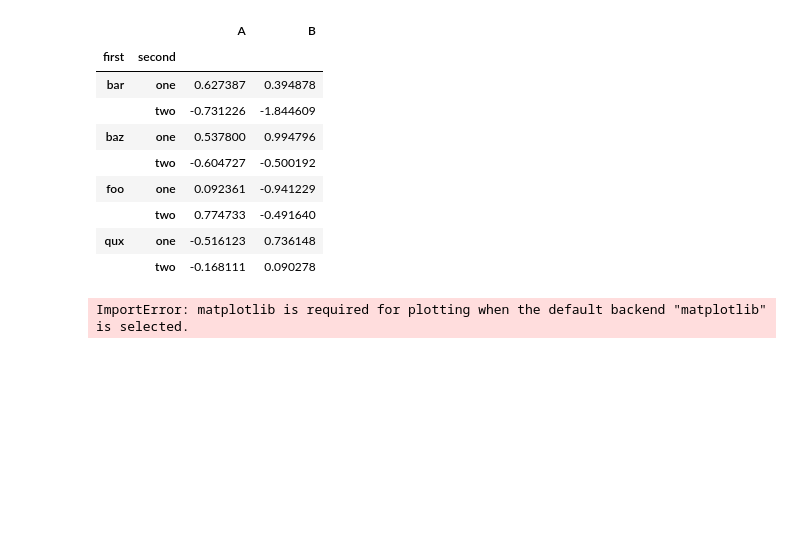
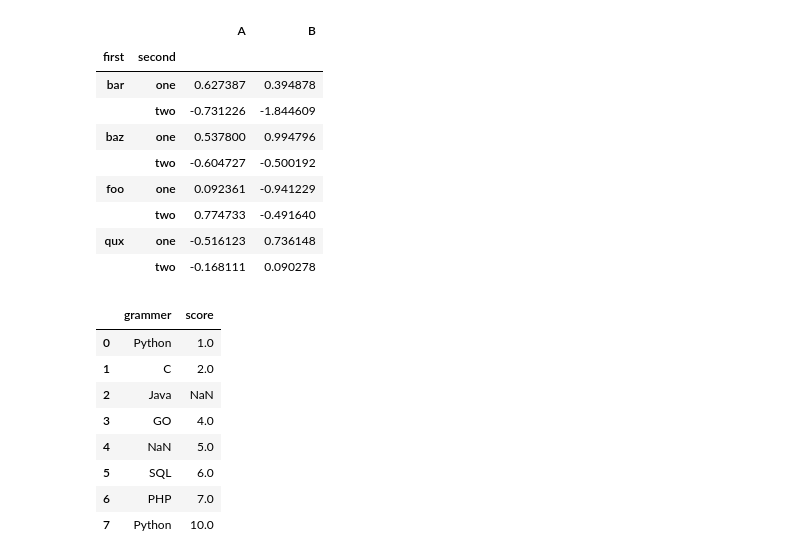
Before and after one commit to zmLucky/CodeStudy, a Jupyter notebook: py/pd.ipynb, the cells around one changed output. Drawn from its saved outputs; the diff is of its cells as text; code cells hidden in the pictures; blank space fills up the shorter version.

```diff
--- a/py/pd.ipynb
+++ b/py/pd.ipynb
@@ -212,9 +212,19 @@ df
 |  | two | 0.774733 | -0.491640 |
 | qux | one | -0.516123 | 0.736148 |
 |  | two | -0.168111 | 0.090278 |
-# %%
-ts = pd.Series(np.random.randn(1000), index=pd.date_range('1/1/2000', periods=1000))
-# ts = ts.cumsum()
-ts.plot()
-# %% [output]
-ImportError: matplotlib is required for plotting when the default backend "matplotlib" is selected.
+# %%
+data = {"grammer":["Python","C","Java","GO",np.nan,"SQL","PHP","Python"],
+       "score":[1,2,np.nan,4,5,6,7,10]}
+
+df = pd.DataFrame(data)
+df
+# %% [output]
+|  | grammer | score |
+| 0 | Python | 1.0 |
+| 1 | C | 2.0 |
+| 2 | Java | NaN |
+| 3 | GO | 4.0 |
+| 4 | NaN | 5.0 |
+| 5 | SQL | 6.0 |
+| 6 | PHP | 7.0 |
+| 7 | Python | 10.0 |
```
Also changed, not shown: parts of 1 cell of this notebook, 1 other file.
